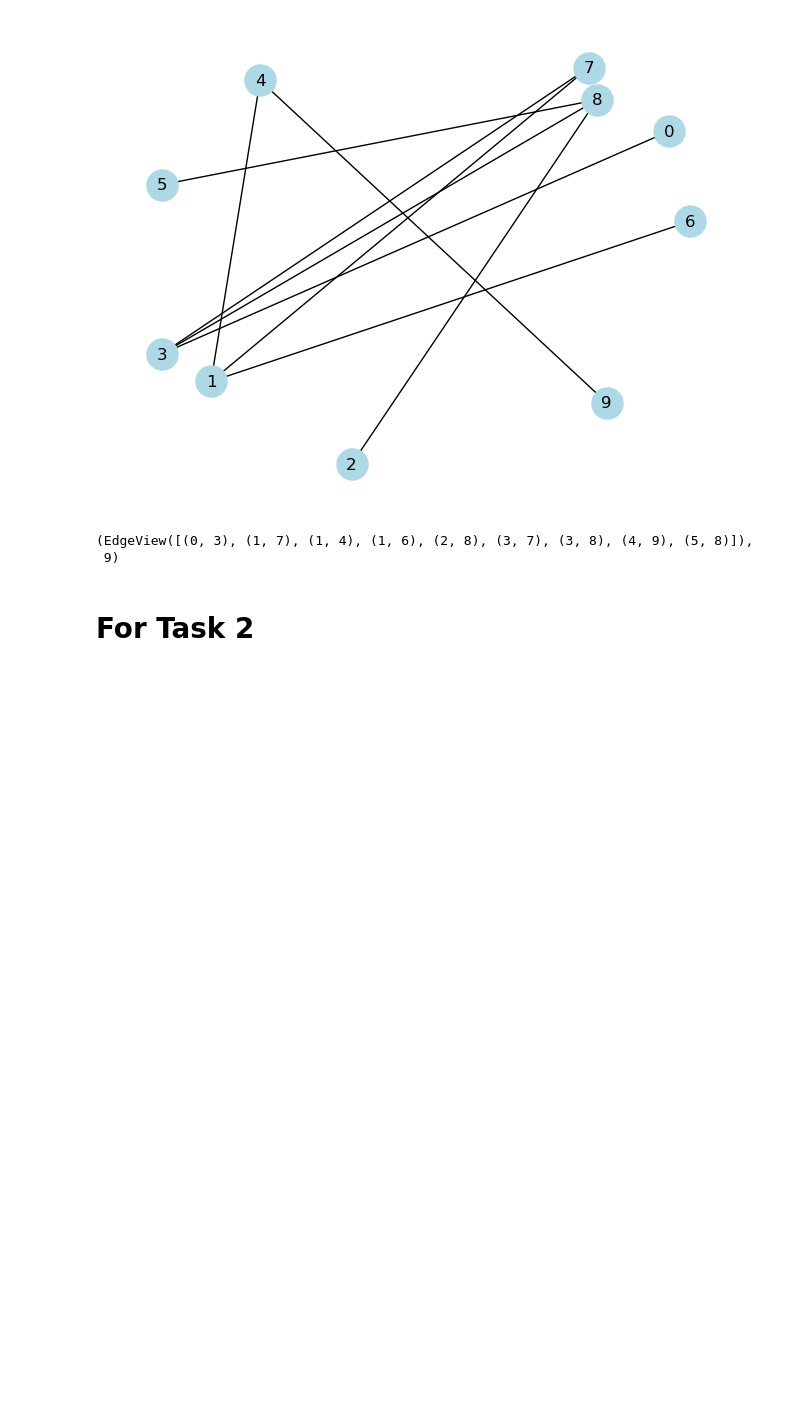
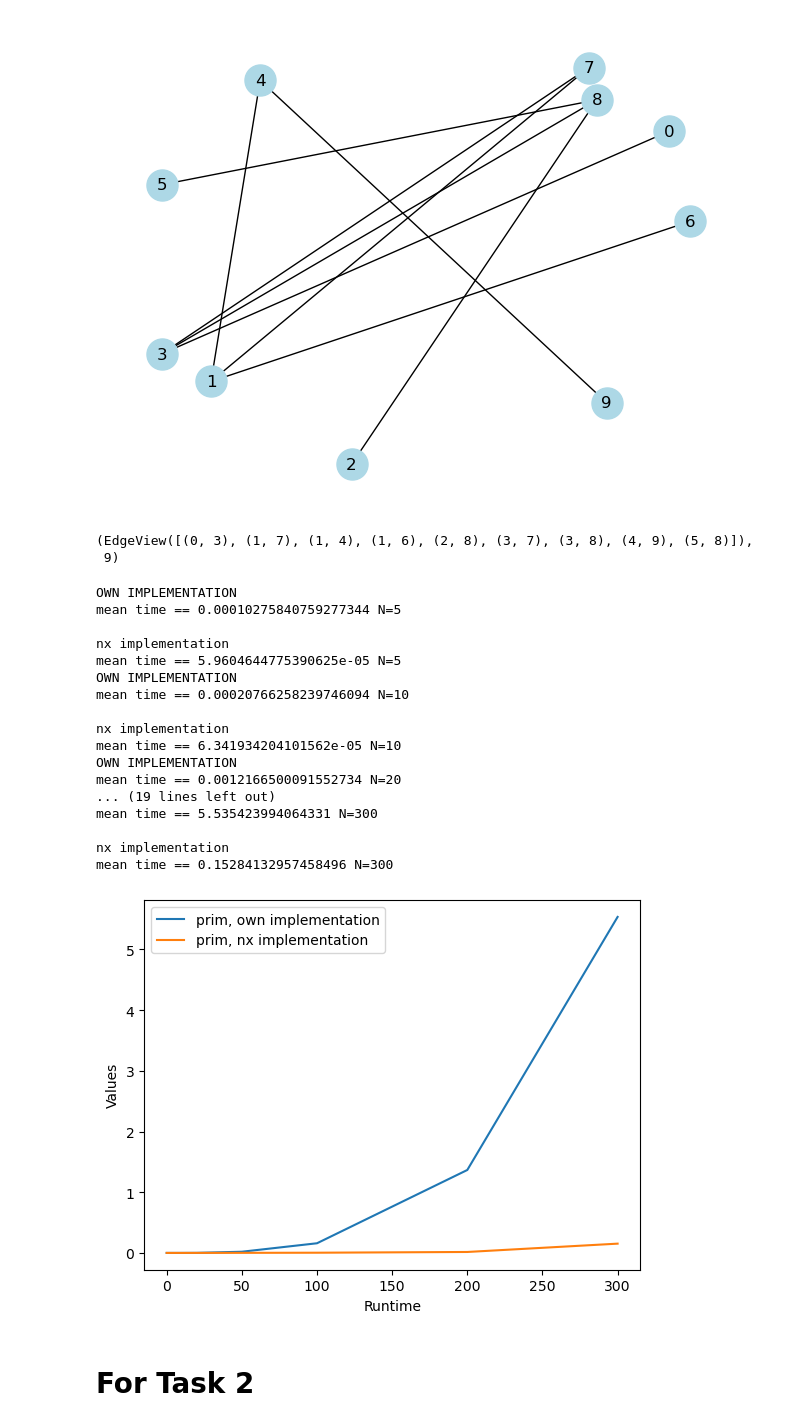
Before and after one commit to n1n1n1q/Common-Graph-Problems, a Jupyter notebook: GraphGeneration.ipynb, the cells around one changed output. Cells and saved outputs as stored; diff of their text form; code cells hidden in the pictures; blank space fills up the shorter version.

```diff
--- a/GraphGeneration.ipynb
+++ b/GraphGeneration.ipynb
@@ -229,6 +236,29 @@ def prim(graph: nx.Graph) -> nx.Graph or None:
                     key=lambda x:x[2])
         result_graph.add_edge(min_edge[0],min_edge[1],weight=min_edge[2])
     return result_graph
+# %%
+prim_test=Tester(prim,minimum_spanning_tree,"prim")
+prim_test.time_test(1,[5,10,20,50,100,200,300])
+prim_test.draw_graph()
+# %% [output]
+OWN IMPLEMENTATION
+mean time == 0.00010275840759277344 N=5
+
+nx implementation
+mean time == 5.9604644775390625e-05 N=5
+OWN IMPLEMENTATION
+mean time == 0.00020766258239746094 N=10
+
+nx implementation
+mean time == 6.341934204101562e-05 N=10
+OWN IMPLEMENTATION
+mean time == 0.0012166500091552734 N=20
+... (19 lines left out)
+mean time == 5.535423994064331 N=300
+
+nx implementation
+mean time == 0.15284132957458496 N=300
+[figure, added]
 # %% [markdown]
 # For Task 2
 # %%
```
Also changed, not shown: parts of 9 cells of this notebook.
